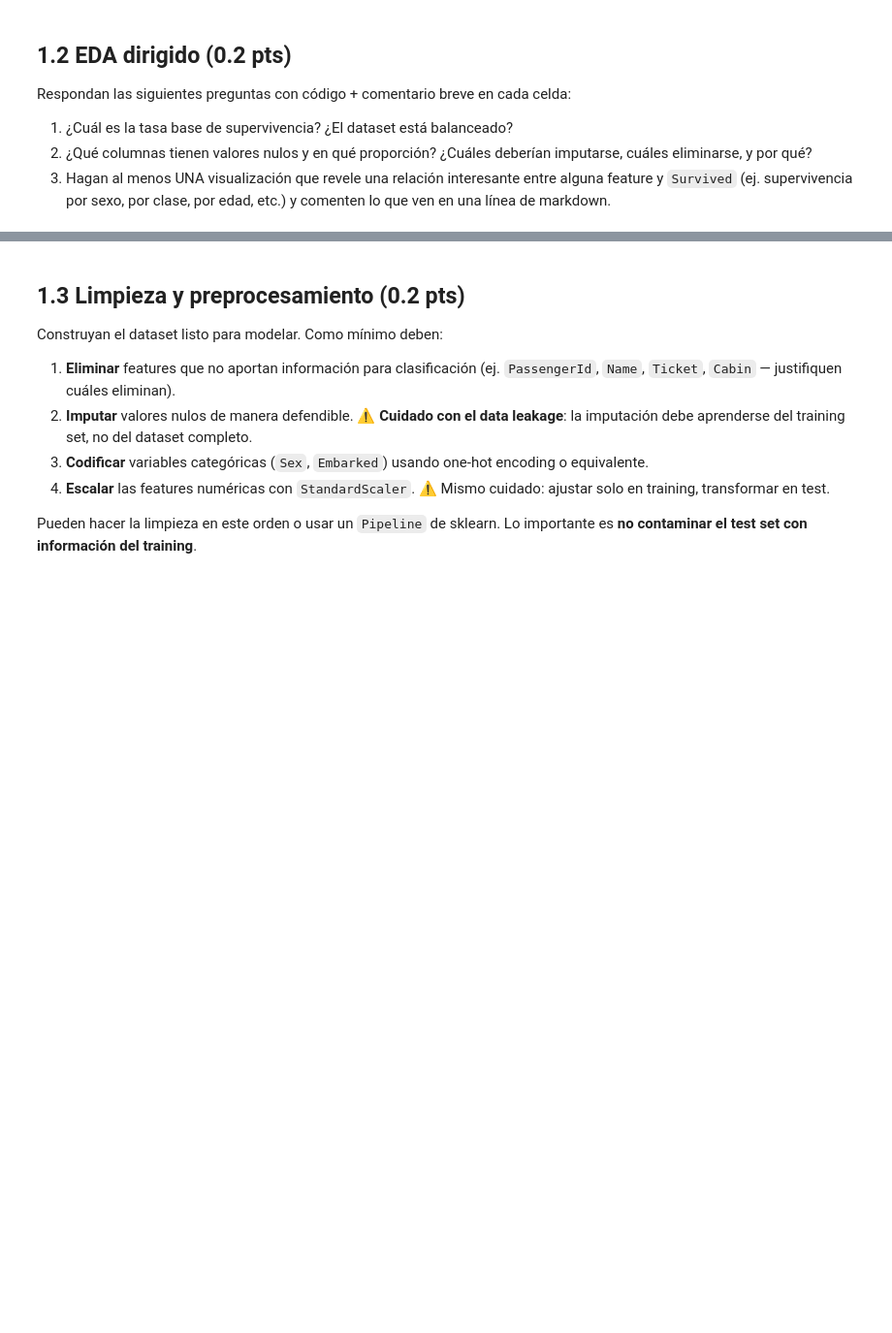
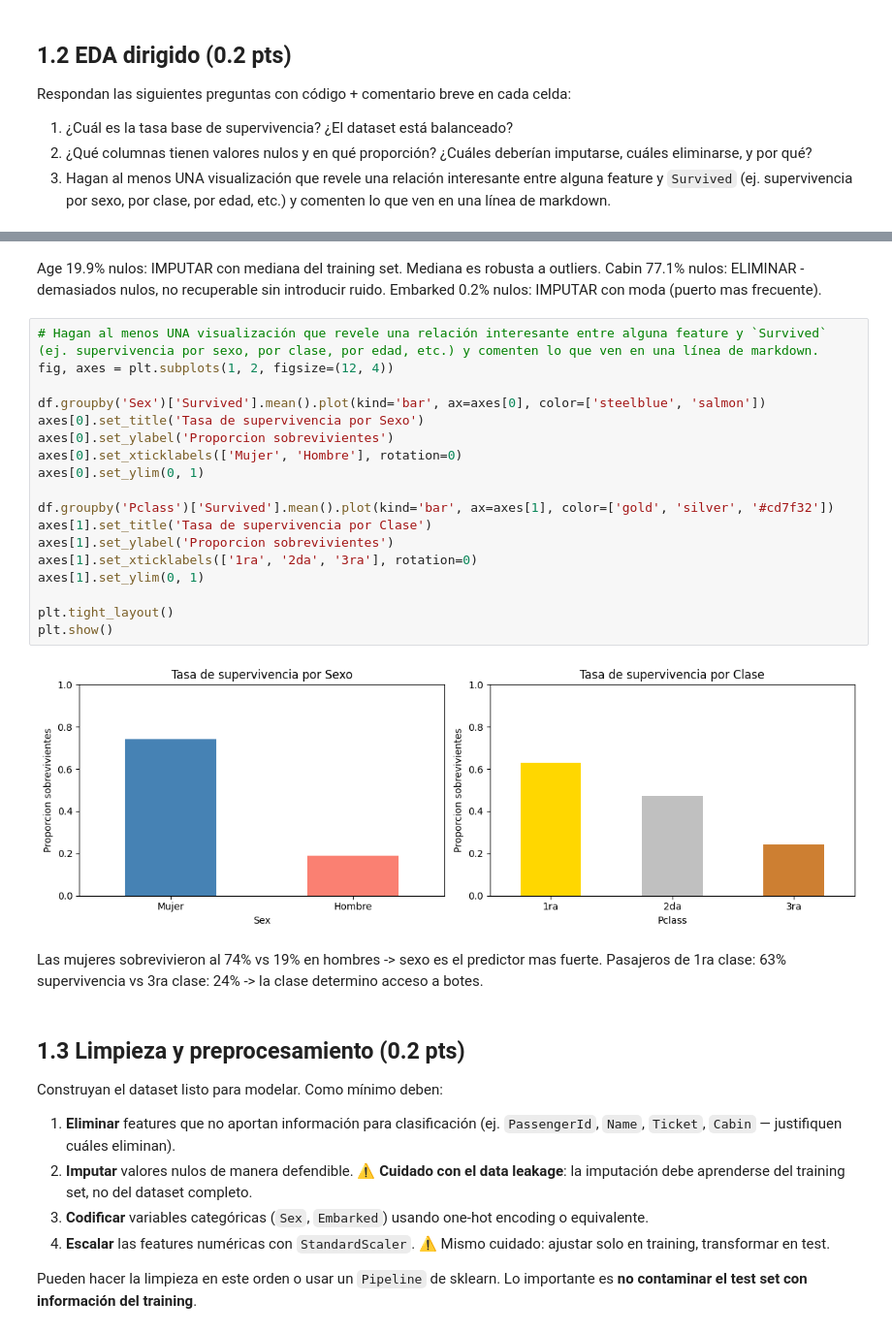
Before and after one commit to Gparedes3/Machine-Learning-6-SIN-A-Mar-Jul-2026, a Jupyter notebook: evaluacion_titanic.ipynb, the cells around one changed output, grey strips where cells are left out. Shown at 97% size. Cells and saved outputs as stored; diff of their text form; blank space fills up the shorter version.

```diff
--- a/evaluacion_titanic.ipynb
+++ b/evaluacion_titanic.ipynb
@@ -112,3 +172,31 @@ Respondan las siguientes preguntas con código + comentario breve en cada celda:
+# %% [markdown]
+Age 19.9% nulos: IMPUTAR con mediana del training set. Mediana es robusta a outliers.
+Cabin 77.1% nulos: ELIMINAR - demasiados nulos, no recuperable sin introducir ruido.
+Embarked 0.2% nulos: IMPUTAR con moda (puerto mas frecuente).
+# %%
+# Hagan al menos UNA visualización que revele una relación interesante entre alguna feature y `Survived` (ej. supervivencia por sexo, por clase, por edad, etc.) y comenten lo que ven en una línea de markdown.
+fig, axes = plt.subplots(1, 2, figsize=(12, 4))
+
+df.groupby('Sex')['Survived'].mean().plot(kind='bar', ax=axes[0], color=['steelblue', 'salmon'])
+axes[0].set_title('Tasa de supervivencia por Sexo')
+axes[0].set_ylabel('Proporcion sobrevivientes')
+axes[0].set_xticklabels(['Mujer', 'Hombre'], rotation=0)
+axes[0].set_ylim(0, 1)
+
+df.groupby('Pclass')['Survived'].mean().plot(kind='bar', ax=axes[1], color=['gold', 'silver', '#cd7f32'])
+axes[1].set_title('Tasa de supervivencia por Clase')
+axes[1].set_ylabel('Proporcion sobrevivientes')
+axes[1].set_xticklabels(['1ra', '2da', '3ra'], rotation=0)
+axes[1].set_ylim(0, 1)
+
+plt.tight_layout()
+plt.show()
+# %% [output]
+[figure, added]
+# %% [markdown]
+
+Las mujeres sobrevivieron al 74% vs 19% en hombres -> sexo es el predictor mas fuerte.
+Pasajeros de 1ra clase: 63% supervivencia vs 3ra clase: 24% -> la clase determino acceso a botes.
 # %% [markdown]
 ## 1.3 Limpieza y preprocesamiento (0.2 pts)
 
```
Also changed, not shown: parts of 8 cells of this notebook.
